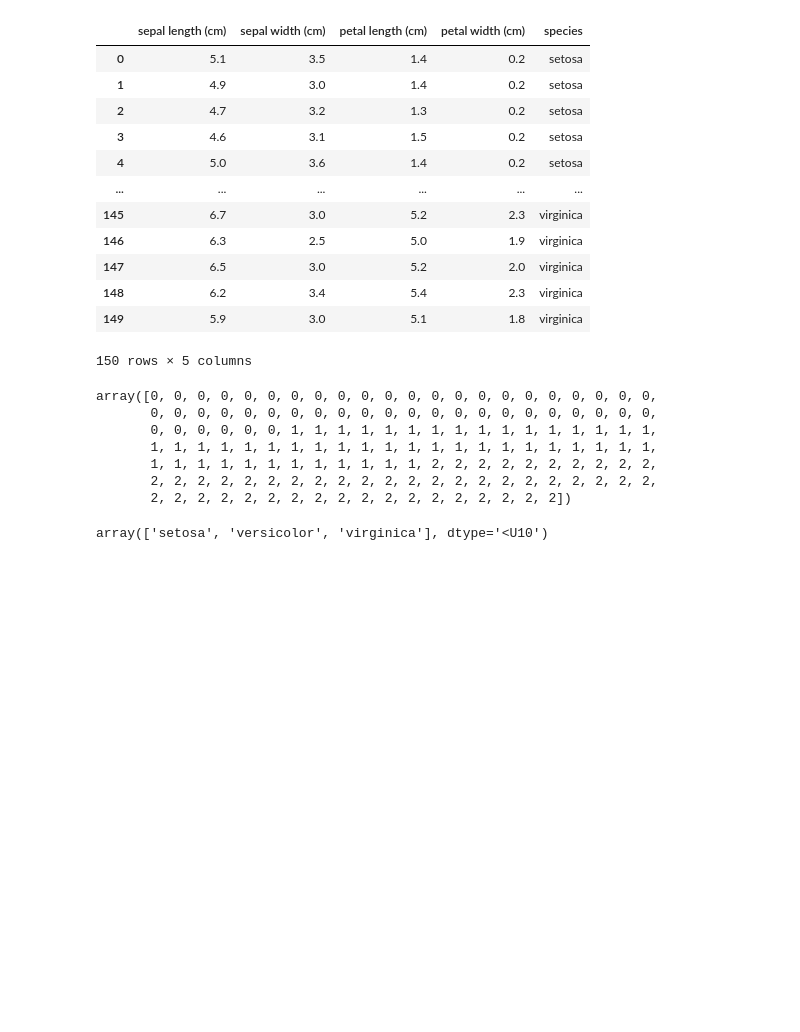
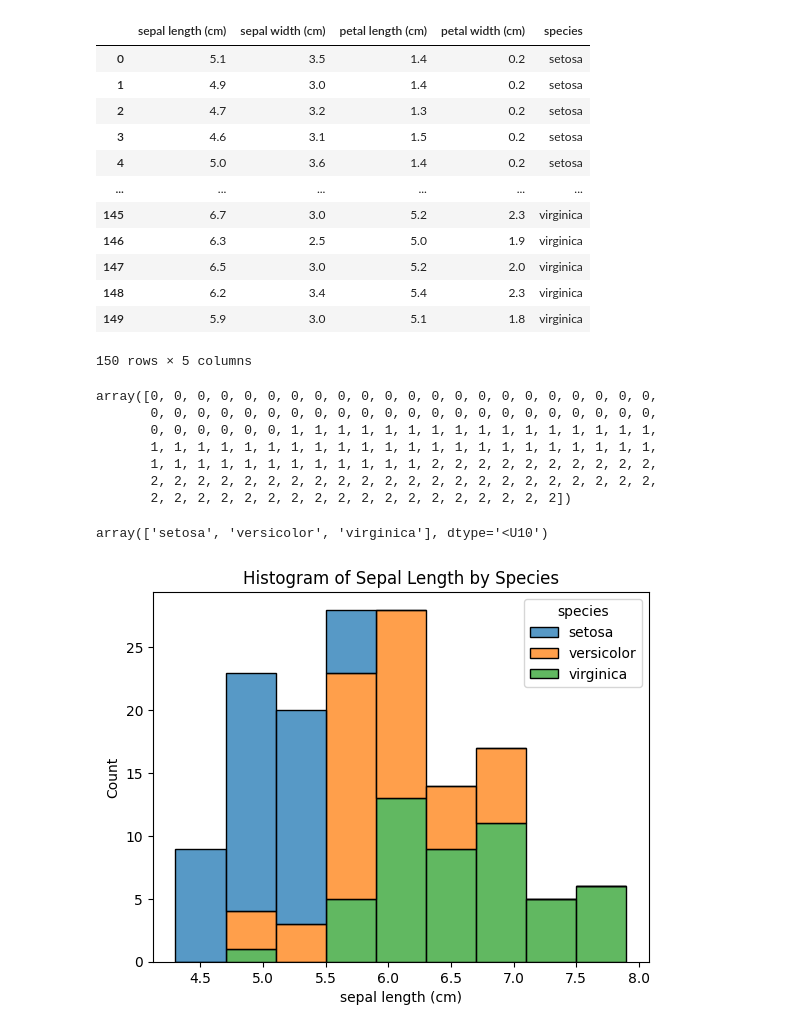
Before and after one commit to terminal34-data-science-cohort-S2024/practice-scripts, a Jupyter notebook: 1_data_wrangling/unit_5_exercise2_IrisVisualization.ipynb, the cells around one changed output. Drawn from its saved outputs; the diff is of its cells as text; code cells hidden in the pictures; blank space fills up the shorter version.

```diff
--- a/1_data_wrangling/unit_5_exercise2_IrisVisualization.ipynb
+++ b/1_data_wrangling/unit_5_exercise2_IrisVisualization.ipynb
@@ -81,3 +81,16 @@ array([0, 0, 0, 0, 0, 0, 0, 0, 0, 0, 0, 0, 0, 0, 0, 0, 0, 0, 0, 0, 0, 0,
 iris.target_names
 # %% [output]
 array(['setosa', 'versicolor', 'virginica'], dtype='<U10')
+# %%
+# 3.1 Plot a Histogram of Sepal Length for Each Species
+import seaborn as sns
+import matplotlib.pyplot as plt
+
+#if 'hist' in dir(sns):
+#    print('yes')
+# dir(sns)
+sns.histplot(data=iris_df, x="sepal length (cm)", hue="species", multiple="stack")
+plt.title('Histogram of Sepal Length by Species')
+plt.show()
+# %% [output]
+[figure, added]
```
Also changed, not shown: parts of 4 cells of this notebook.
